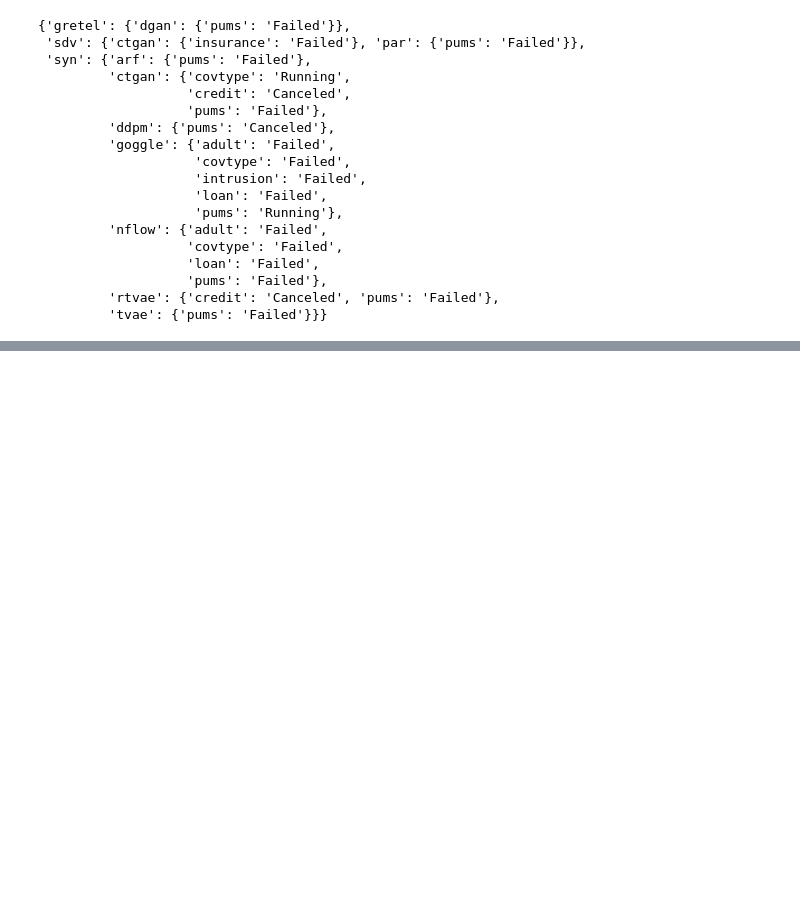
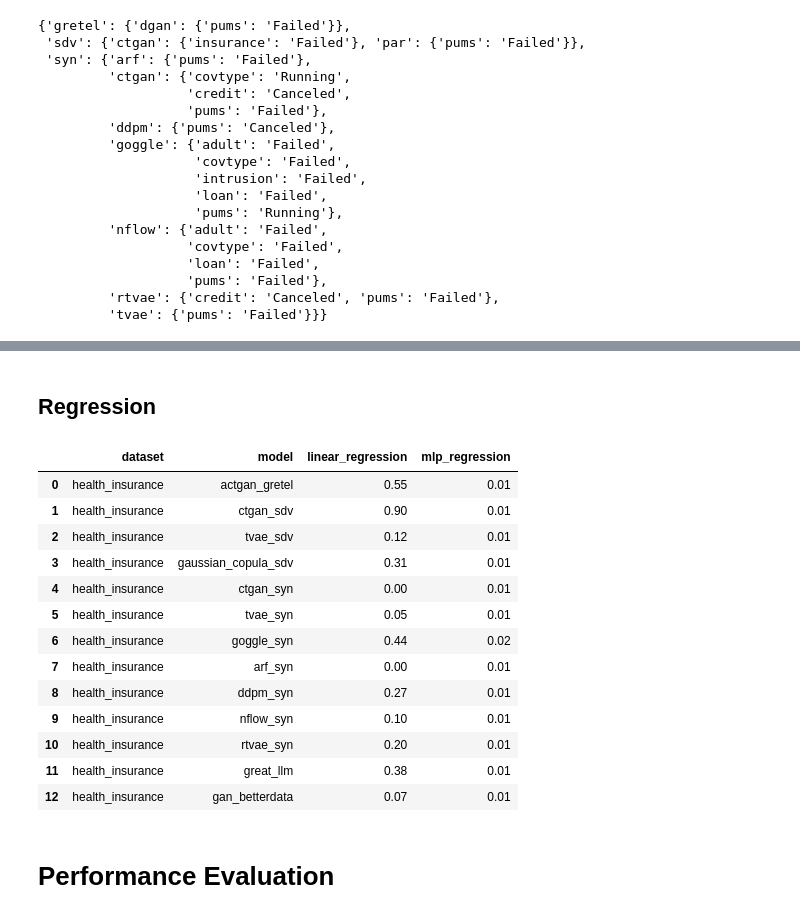
Before and after one commit to dsaidgovsg/benchmarking-synthetic-data-generators, a Jupyter notebook: notebooks/final_evalutation.ipynb, the cells around one changed output, grey strips where cells are left out. Saved outputs shown, nothing was run; the diff lists cells and outputs as text; code cells hidden in the pictures; blank space fills up the shorter version.

```diff
--- a/notebooks/final_evalutation.ipynb
+++ b/notebooks/final_evalutation.ipynb
@@ -1006,0 +351,7 @@ def get_scores_df(exp_dataset, models_list, case="tabular"):
+# %%
+#TODO: pums-dgan is running
+seq_df = pd.DataFrame()
+for exp_dataset in ALL_SEQUENTIAL_DATASETS:
+    final_report = get_scores_df(exp_dataset, ALL_SEQUENTIAL_MODELS, "sequential", False)
+    seq_df = pd.concat([seq_df, pd.DataFrame(final_report)], ignore_index=True)
+seq_df
@@ -1006,0 +423,17 @@ def get_scores_df(exp_dataset, models_list, case="tabular"):
+# %%
+final_report_ml_cls = {
+    "dataset": [],
+    "model": [],
+    "adaboost_classification": [],
+    "decision_tree_classification": [],
+    "logistic_classification": [],
+    "mlp_classification": [],
+}
+ml_cls_metric = "f1"
+
+tabular_ml_cls_df = pd.DataFrame()
+for exp_dataset in ML_CLASSIFICATION_TASK_DATASETS:
+    final_report = get_ml_scores_df(exp_dataset, final_report_ml_cls, ml_cls_metric)
+    tabular_ml_cls_df = pd.concat([tabular_ml_cls_df, pd.DataFrame(final_report)], ignore_index=True)
+
+tabular_ml_cls_df.head()
@@ -1006,0 +447,34 @@ def get_scores_df(exp_dataset, models_list, case="tabular"):
+# %% [markdown]
+## Regression
+# %%
+final_report_ml_regress = {
+    "dataset": [],
+    "model": [],
+    "linear_regression": [],
+    "mlp_regression": []
+}
+
+ml_regress_metric = "r2"
+tabular_ml_reg_df = pd.DataFrame()
+for exp_dataset in ML_REGRESSION_TASK_DATASETS:
+    final_report = get_ml_scores_df(exp_dataset, final_report_ml_regress, ml_regress_metric)
+    tabular_ml_reg_df = pd.concat([tabular_ml_reg_df, pd.DataFrame(final_report)], ignore_index=True)
+
+tabular_ml_reg_df
+# %% [output]
+|  | dataset | model | linear_regression | mlp_regression |
+| 0 | health_insurance | actgan_gretel | 0.55 | 0.01 |
+| 1 | health_insurance | ctgan_sdv | 0.90 | 0.01 |
+| 2 | health_insurance | tvae_sdv | 0.12 | 0.01 |
+| 3 | health_insurance | gaussian_copula_sdv | 0.31 | 0.01 |
+| 4 | health_insurance | ctgan_syn | 0.00 | 0.01 |
+| 5 | health_insurance | tvae_syn | 0.05 | 0.01 |
+| 6 | health_insurance | goggle_syn | 0.44 | 0.02 |
+| 7 | health_insurance | arf_syn | 0.00 | 0.01 |
+| 8 | health_insurance | ddpm_syn | 0.27 | 0.01 |
+| 9 | health_insurance | nflow_syn | 0.10 | 0.01 |
+| 10 | health_insurance | rtvae_syn | 0.20 | 0.01 |
+| 11 | health_insurance | great_llm | 0.38 | 0.01 |
+| 12 | health_insurance | gan_betterdata | 0.07 | 0.01 |
+# %% [markdown]
+# Performance Evaluation
```
Also changed, not shown: parts of 59 cells of this notebook.
